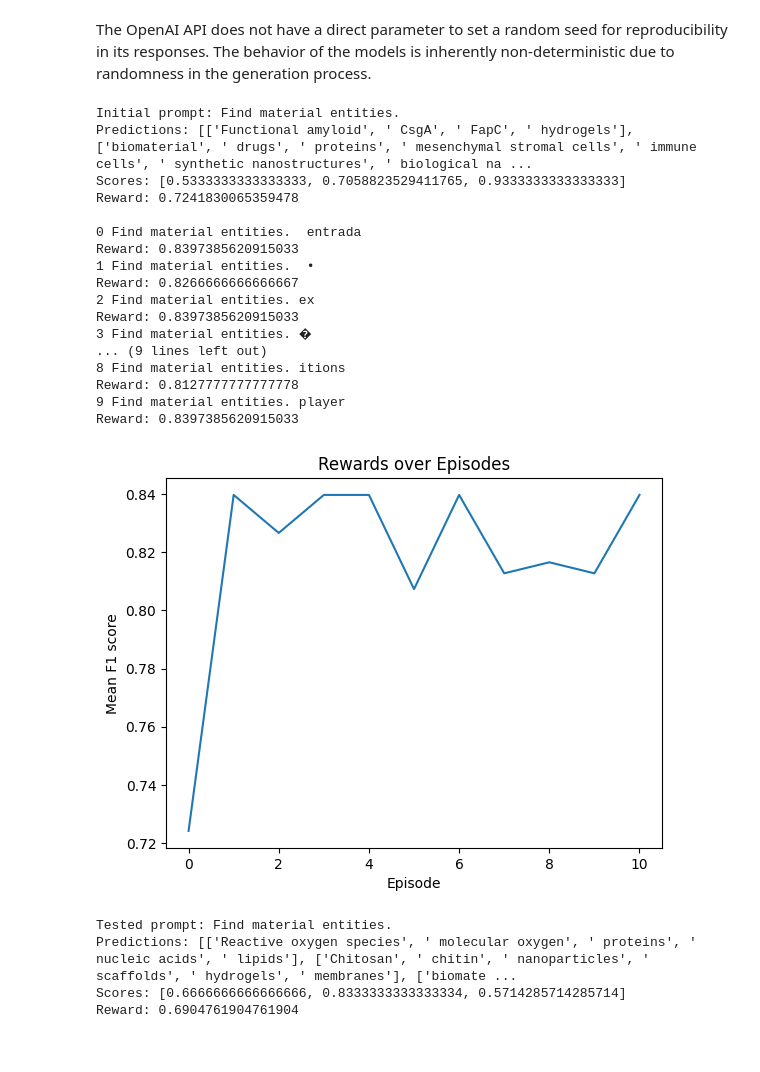
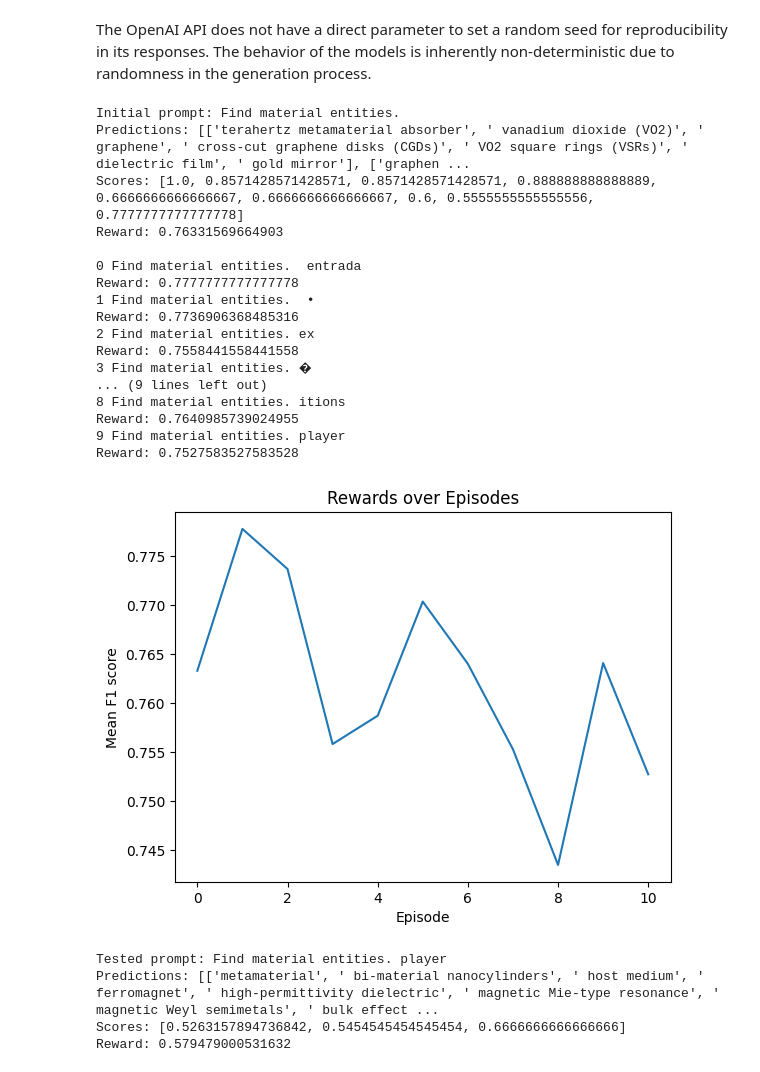
Before and after one commit to BOWENmeZHENG/RL, a Jupyter notebook: train.ipynb, the cells around one changed output. Drawn from its saved outputs; the diff is of its cells as text; code cells hidden in the pictures.

```diff
--- a/train.ipynb
+++ b/train.ipynb
@@ -39,49 +38,49 @@ The OpenAI API does not have a direct parameter to set a random seed for reprodu
 # %%
 VOCAL = 50000
 EPOCHS = 10
 PROMPT_LENGTH = 7
 PROMPT_INIT = "Find material entities."
 LR = 0.001
 HIDDEN = 64
 SEED = 1234
 EXP_ID = 4
 PRINT_INTERVAL = 1
 SAVE = False
 PLOT = True
-DATASET = "biomaterials"
+DATASET = "train"
 
 PROMPTS, PREDICTIONS, SCORES, REWARDS = rl.do_training(
     prompt_init=PROMPT_INIT, epochs=EPOCHS, learning_rate=LR,
     vocal_size=VOCAL, prompt_length=PROMPT_LENGTH, hidden=HIDDEN, seed=SEED,
     exp_id=EXP_ID, print_interval=PRINT_INTERVAL, save_results=SAVE, plot=PLOT,
     client=OpenAI(api_key=config["OPENAI_API_KEY"]), dataset=DATASET
     )
 # %% [output]
 Initial prompt: Find material entities.
-Predictions: [['Functional amyloid', ' CsgA', ' FapC', ' hydrogels'], ['biomaterial', ' drugs', ' proteins', ' mesenchymal stromal cells', ' immune cells', ' synthetic nanostructures', ' biological na ...
-Scores: [0.5333333333333333, 0.7058823529411765, 0.9333333333333333]
-Reward: 0.7241830065359478
+Predictions: [['terahertz metamaterial absorber', ' vanadium dioxide (VO2)', ' graphene', ' cross-cut graphene disks (CGDs)', ' VO2 square rings (VSRs)', ' dielectric film', ' gold mirror'], ['graphen ...
+Scores: [1.0, 0.8571428571428571, 0.8571428571428571, 0.888888888888889, 0.6666666666666667, 0.6666666666666667, 0.6, 0.5555555555555556, 0.7777777777777778]
+Reward: 0.76331569664903
 
 0 Find material entities.  entrada
-Reward: 0.8397385620915033
+Reward: 0.7777777777777778
 1 Find material entities.  •
-Reward: 0.8266666666666667
+Reward: 0.7736906368485316
 2 Find material entities. ex
-Reward: 0.8397385620915033
+Reward: 0.7558441558441558
 3 Find material entities. �
 ... (9 lines left out)
 8 Find material entities. itions
-Reward: 0.8127777777777778
+Reward: 0.7640985739024955
 9 Find material entities. player
-Reward: 0.8397385620915033
+Reward: 0.7527583527583528
-[figure, old version]
+[figure, new version]
 # %%
-rl.do_test(prompt="Find material entities.", save_results=False, client=OpenAI(api_key=config["OPENAI_API_KEY"]), dataset="biomaterials_eval")
+rl.do_test(prompt="Find material entities. player ", save_results=False, client=OpenAI(api_key=config["OPENAI_API_KEY"]), dataset="test")
 # %% [output]
-Tested prompt: Find material entities.
-Predictions: [['Reactive oxygen species', ' molecular oxygen', ' proteins', ' nucleic acids', ' lipids'], ['Chitosan', ' chitin', ' nanoparticles', ' scaffolds', ' hydrogels', ' membranes'], ['biomate ...
-Scores: [0.6666666666666666, 0.8333333333333334, 0.5714285714285714]
-Reward: 0.6904761904761904
+Tested prompt: Find material entities. player
+Predictions: [['metamaterial', ' bi-material nanocylinders', ' host medium', ' ferromagnet', ' high-permittivity dielectric', ' magnetic Mie-type resonance', ' magnetic Weyl semimetals', ' bulk effect ...
+Scores: [0.5263157894736842, 0.5454545454545454, 0.6666666666666666]
+Reward: 0.579479000531632
 # %%
 # results_metamaterials = utils.load_results("d_metamaterials_p_Find material entities._e_10_l_0.001_v_50000_len_7_h_64_s_1234_id_")
 # results_piezoelectric = utils.load_results("d_piezoelectric_p_Find material entities._e_10_l_0.001_v_50000_len_7_h_64_s_1234_id_")
```
Also changed, not shown: parts of 1 cell of this notebook, 2 other files.
